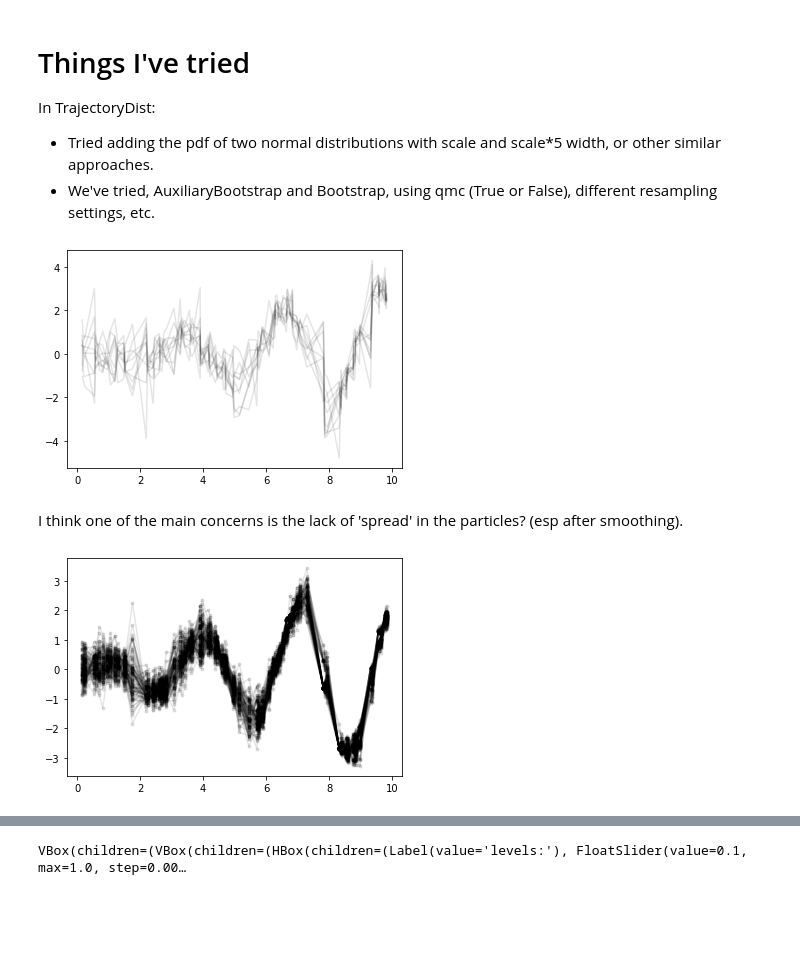
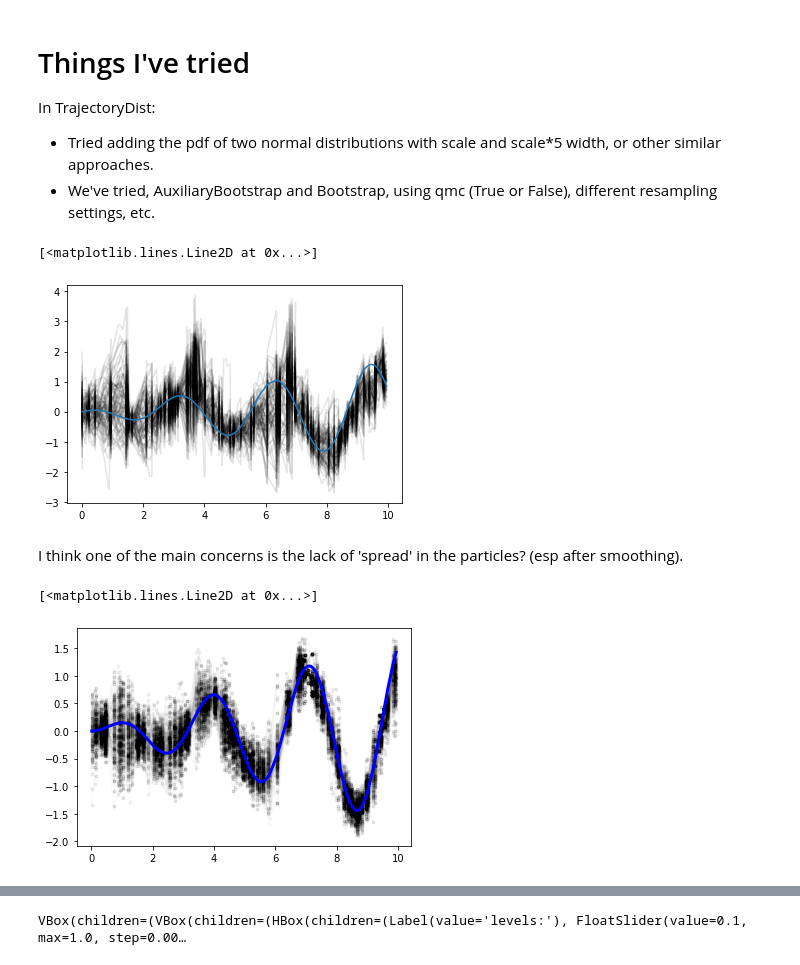
Before and after one commit to SheffieldMLtracking/beelabel, a Jupyter notebook: labelling/SOLVED_ParticlePathTest.ipynb, the cells around one changed output, grey strips where cells are left out. Drawn from its saved outputs; the diff is of its cells as text; code cells hidden in the pictures; blank space fills up the shorter version.

```diff
--- a/labelling/SOLVED_ParticlePathTest.ipynb
+++ b/labelling/SOLVED_ParticlePathTest.ipynb
@@ -22,13 +22,14 @@ cam.append({'angle':np.deg2rad(45),'pitch':0,'roll':0,'coords':np.array([5,-5,0]
 cam.append({'angle':-np.deg2rad(45),'pitch':0,'roll':0,'coords':np.array([5,5,0])})
 
 ts = []
-ts.append(np.random.rand(100)*10) #over ten seconds grab 60 random times
+Nsamples = 200
+ts.append(np.random.rand(Nsamples)*10) #over ten seconds grab image at random times
 ts = np.array(ts)
 ts = np.sort(ts)[0]
-cs = np.random.randint(0,4,100) #which camera
+cs = np.random.randint(0,4,Nsamples) #which camera
 
 def getloc(t):
-    return (t/3)*np.cos(t*2),(t/3)*np.sin(t*2),t/2
+    return (t/6)*np.cos(t*2),(t/6)*np.sin(t*2),t/4
 # %%
 observations = []
 obstimes = []
@@ -85,7 +97,12 @@ class TrajectoryDist(dists.ProbDist):
         """
         the log-density for a camera/spot 6-dim vector (first three=camera location, last three=vector to spot)
         """
-        return stats.norm.logpdf(self.getdist(x[:3],x[3:],self.loc), loc=0, scale=self.scale)
+        distance = self.getdist(x[:3],x[3:],self.loc)
+        pnorm = stats.norm.logpdf(distance, loc=0, scale=self.scale)
+        pflat = stats.uniform.logpdf(distance,loc=-10,scale=20)
+        return np.logaddexp(pnorm,pflat)-np.log(2)
+
+        #return stats.norm.logpdf(self.getdist(x[:3],x[3:],self.loc), loc=0, scale=self.scale)
 
     def rvs(self, size=None):
         """
@@ -136,52 +149,30 @@ class BeeTrajectory(ssm.StateSpaceModel):
-# %%
-#based on https://particles-sequential-monte-carlo-in-python.readthedocs.io/en/latest/notebooks/basic_tutorial.html
-class BeeTrajectoryNoVelocity(ssm.StateSpaceModel):
-    """
-    The particles in this model have a location and a velocity.
-    The update adds normally distributed noise to the velocity.
-    The PY method uses the TrajectoryDist distribution to get
-    a distribution over possible vectors and cameras for each particle.
-    """
-
-    def PX0(self):
-        """Distribution of X_0 (initial particle locations)"""
-        cov = np.zeros([3,3])
-        cov[:3,:3] = np.eye(3)*0.5 #location uncertainty
-        return dists.MvNormal(loc=np.zeros(3),cov=cov)
-
-    def PX(self, t, xp):
-        """Distribution of X_t given X_{t-1}=xp (p=past)"""
-        cov = np.zeros([3,3])
-        cov[:3,:3] = np.eye(3)*10.0 #location uncertainty
-        timestep = self.times[t]-self.times[t-1] + 0.00001
-        return dists.MvNormal(loc=xp, cov=cov, scale=timestep)
-
-    def PY(self, t, xp, x):
-        """Distribution of Y_t given X_t=x (and possibly X_{t-1}=xp)"""
-        return TrajectoryDist(loc=x[:,:3], scale=0.4)
 # %%
 model = BeeTrajectoryNoVelocity(times = obstimes)
 np.set_printoptions(precision=1,suppress=True)
 fk_model = ssm.AuxiliaryBootstrap(ssm=model, data=observations)
-pf = particles.SMC(fk=fk_model, N=1000,
+pf = particles.SMC(fk=fk_model, N=8000,
                    collect=[Moments()], store_history=True) #, ESSrmin=1.0,resampling='stratified')
 pf.run()  # actual computation
 # %%
 particle_paths = np.array(pf.hist.X)
 axis = 0
 cis = np.percentile(particle_paths[:,:,axis],[2.5,50,97.5],axis=1)
 plt.plot(obstimes, particle_paths[:,::100,axis],'k-',alpha=0.1);
+plt.plot(obstimes,actual[:,axis])
 # %% [output]
+[<matplotlib.lines.Line2D at 0x...>]
-[figure, old version]
+[figure, new version]
 # %%
 smooth_trajectories = pf.hist.backward_sampling(100)
 strajs = np.array(smooth_trajectories)
 # %% [markdown]
 I think one of the main concerns is the lack of 'spread' in the particles? (esp after smoothing).
 # %%
-plt.plot(obstimes, strajs[:,:,1],'.-k',alpha=0.1);
+plt.plot(obstimes, strajs[:,:,1],'.-k',alpha=0.02);
+plt.plot(obstimes,actual[:,1],lw=3,color='blue')
 # %% [output]
+[<matplotlib.lines.Line2D at 0x...>]
-[figure, old version]
+[figure, new version]
 # %%
 #uncomment to plot with filter outputs
 #strajs = np.array(pf.hist.X)
```
Also changed, not shown: parts of 11 cells of this notebook, 1 other file.
